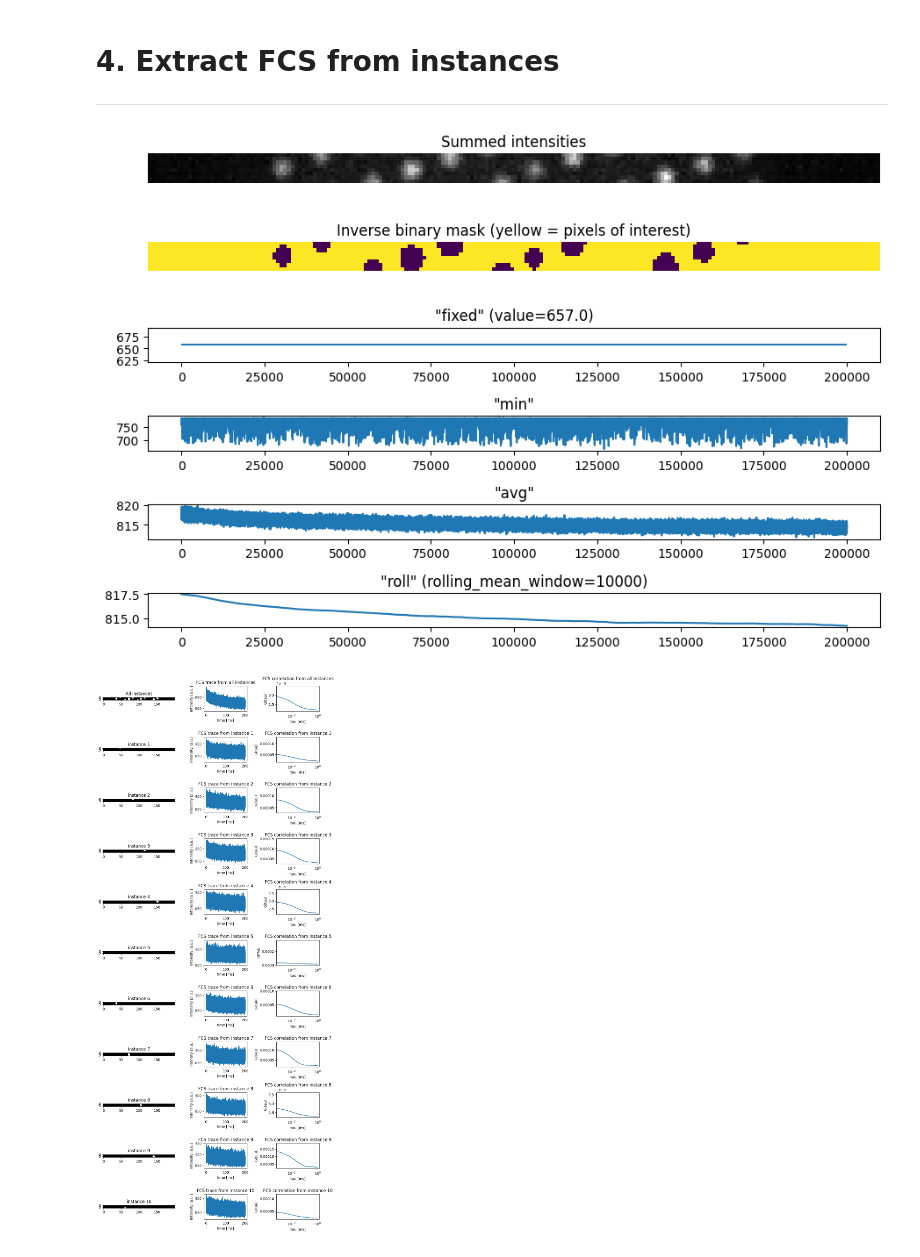
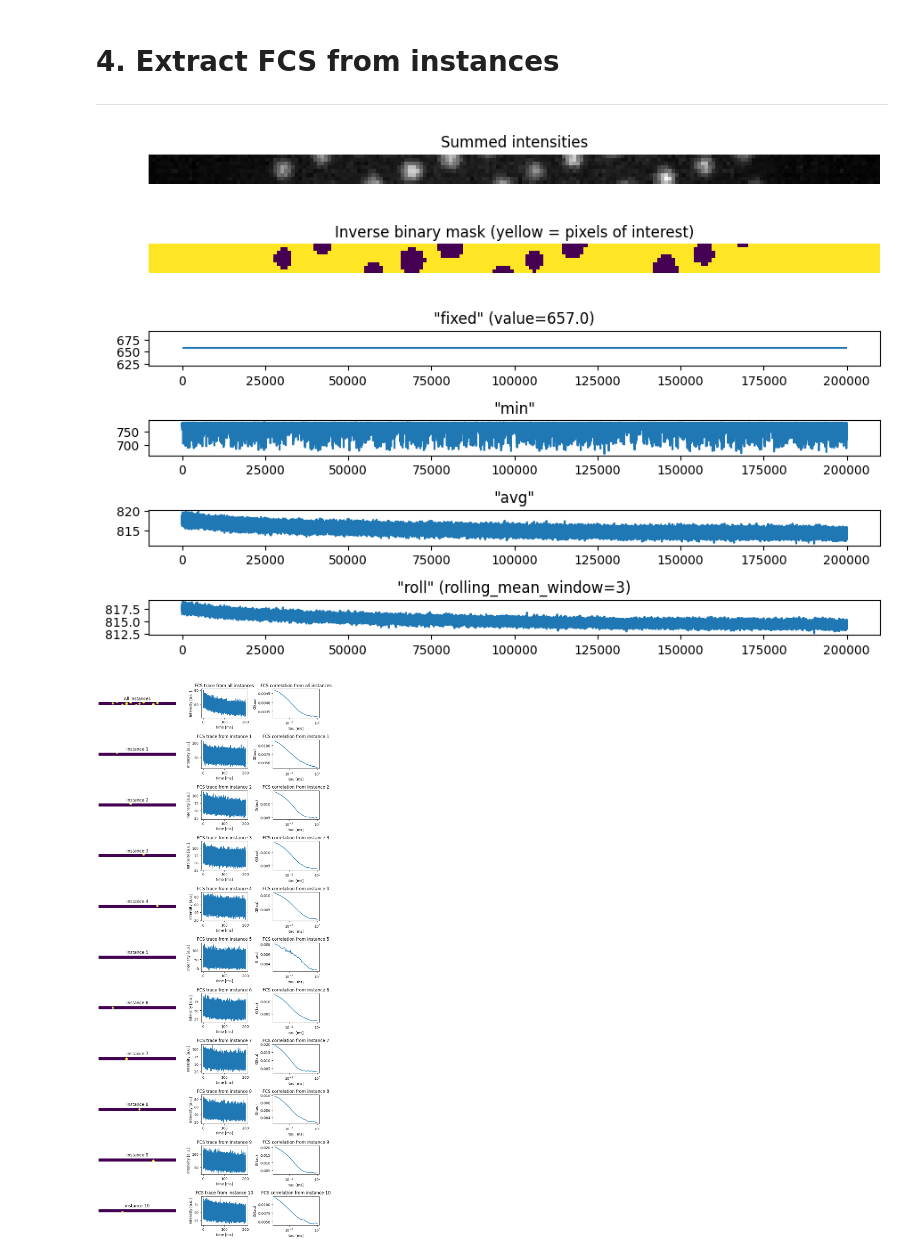
Before and after one commit to aseltmann/colabs-for-fcs, a Jupyter notebook: notebooks/Extract_FCS_from_widefield_camera.ipynb, the cells around one changed output. Cells and saved outputs as stored; diff of their text form; code cells hidden in the pictures.

Commit message:
Change plotting colormap, correlation plot

```diff
--- a/notebooks/Extract_FCS_from_widefield_camera.ipynb
+++ b/notebooks/Extract_FCS_from_widefield_camera.ipynb
@@ -346,7 +348,7 @@ plt.show()
 #@markdown pixels per frame. Choose the window here:
 
 # ---------------------------- USER INPUT ------------------------------------
-rolling_mean_window = 10000 #@param {type:"slider", min:0, max:10000, step:1}
+rolling_mean_window = 3 #@param {type:"slider", min:0, max:10000, step:1}
 
 # ---------------------------- COMPUTATION -----------------------------------
 tifdc.bg_dict['fixed'] = tifdc.original_tif.min()
@@ -418,7 +420,7 @@ for a in ax[:-4]:
 fig.tight_layout()
 plt.show()
 # %% [output]
-[figure, old version]
+[figure, new version]
 # %%
 #@title ##**4.1. Extract FCS traces** { display-mode: "form" }
 # ----------------------------- USER INPUT ------------------------------------
@@ -440,7 +442,7 @@ cut_correlation_function = True #@param {type:'boolean'}
 cut_at = 1 #@param {type:'integer'}
 #@markdown * Choose background correction. The values for substraction are taken
 #@markdown from **Section 4.0**, which has to be executed before.
-apply_background_correction = "none" #@param ["none", "fixed", "min", "avg", "roll"]
+apply_background_correction = "roll" #@param ["none", "fixed", "min", "avg", "roll"]
 
 # ----------------- PREPARE PLOT AND EXTRACT FIRST FCS (ALL INSTANCES) ---------
 
@@ -448,9 +450,6 @@ apply_background_correction = "none" #@param ["none", "fixed", "min", "avg", "ro
 timestamp = datetime.today().isoformat(sep='-', timespec="seconds").replace(':', '')
 out_basic = f'{timestamp}-{uploaded.stem}'.replace('%', '')
 out_traces = out_path / f'{out_basic}-traces.csv'
-
-# prepare output arrays
-out = np.zeros((len(tifdc.original_tif), num_features+1))
 
 # extract full FCS trace
 tifdc.timeseries_dict['full_mask'] = extract_fcs(tifdc.original_tif,
@@ -460,9 +459,6 @@ if apply_background_correction != 'none':
                                 method=apply_background_correction)
 tifdc.ts_scale_dict['full_mask'] = np.linspace(
     start=0, stop=len(tifdc.original_tif) * deltat, num=len(tifdc.original_tif))
-
-out[:, 0] = tifdc.timeseries_dict['full_mask']
-out[:, 1] = tifdc.ts_scale_dict['full_mask']
 
 # correlate full FCS trace
 corr_fn = multipletau.autocorrelate(
@@ -476,15 +472,15 @@ if cut_correlation_function:
     corr_mask = np.repeat(corr_mask.reshape(-1, 1), 2, axis=1)
     corr_fn = corr_fn[corr_mask].reshape((-1, 2))
 
-tifdc.lag_time_dict['full_mask'] = corr_fn[:, 0]
-tifdc.correlation_dict['full_mask'] = corr_fn[:, 1]
+tifdc.lag_time_dict['full_mask'] = corr_fn[1:, 0]
+tifdc.correlation_dict['full_mask'] = corr_fn[1:, 1]
 
 # extract FCS trace for each instance
 fig, axes = plt.subplots(num_features, 3, figsize=(9, num_features*2),
                          gridspec_kw={'width_ratios': [5, 3, 3]})
 ax = axes.ravel()
 
-ax[0].imshow(tifdc.seg_dict['full_mask'], cmap=plt.cm.gray)
+ax[0].imshow(tifdc.seg_dict['full_mask'])
 ax[0].set_title('All instances')
 ax[1].plot(tifdc.ts_scale_dict['full_mask'],
            tifdc.timeseries_dict['full_mask'])
@@ -493,7 +489,8 @@ plt.setp(ax[1], xlabel='time [ms]', ylabel='Intensity [a.u.]')
 ax[2].semilogx(tifdc.lag_time_dict['full_mask'],
                tifdc.correlation_dict['full_mask'])
 ax[2].set_title(f'FCS correlation from all instances')
-plt.setp(ax[2], xlabel='tau [ms]', ylabel='G(tau)')
+
+plt.setp(ax[2], xlabel='tau [ms]', ylabel='G(tau)', ylim=[None, None])
 
 if save_out_csv_of_correlations:
     out_correlation = out_path / f'{out_basic}-correlation_all_instances.csv'
@@ -507,9 +504,11 @@ columns = ['delta_t_in_ms', 'all_instances']
 for i in range(1, num_features):
     name = f'instance_{i:0>2}'
     columns.append(name)
-    mask = np.where(markers == i, True, False).astype(bool)
+    # segmentation mask
+    tifdc.seg_dict[name] = np.where(markers == i, True, False).astype(bool)
     # time series
-    tifdc.timeseries_dict[name] = extract_fcs(tifdc.original_tif, mask)
+    tifdc.timeseries_dict[name] = extract_fcs(tif=tifdc.original_tif,
+                                              mask=tifdc.seg_dict[name])
     if apply_background_correction != 'none':
         tifdc.background_correction(record_key=name,
                                     method=apply_background_correction)
@@ -520,35 +519,38 @@ for i in range(1, num_features):
         m=16,
         deltat=deltat,
         normalize=True)
     if cut_correlation_function:
         corr_mask = corr_fn[:, 0] < cut_at
         corr_mask = np.repeat(corr_mask.reshape(-1, 1), 2, axis=1)
         corr_fn = corr_fn[corr_mask].reshape((-1, 2))
-    tifdc.lag_time_dict[name] = corr_fn[:, 0]
-    tifdc.correlation_dict[name] = corr_fn[:, 1]
+    tifdc.lag_time_dict[name] = corr_fn[1:, 0]
+    tifdc.correlation_dict[name] = corr_fn[1:, 1]
 
-    ax[i*3].imshow(mask, cmap=plt.cm.gray)
+    ax[i*3].imshow(tifdc.seg_dict[name])
     ax[i*3].set_title(f'instance {i}')
     ax[i*3+1].plot(tifdc.ts_scale_dict['full_mask'],
                    tifdc.timeseries_dict[name])
     ax[i*3+1].set_title(f'FCS trace from instance {i}')
     plt.setp(ax[i*3+1], xlabel='time [ms]', ylabel='Intensity [a.u.]')
     ax[i*3+2].semilogx(tifdc.lag_time_dict[name],
                        tifdc.correlation_dict[name])
     ax[i*3+2].set_title(f'FCS correlation from instance {i}')
-    plt.setp(ax[i*3+2], xlabel='tau [ms]', ylabel='G(tau)')
+
+    plt.setp(ax[i*3+2], xlabel='tau [ms]', ylabel='G(tau)', ylim=[None, None])
     if save_out_csv_of_correlations:
         out_correlation = out_path / f'{out_basic}-correlation_{name}.csv'
         pcs_results = photon_counting_stats(tifdc.timeseries_dict[name],
                                             tifdc.ts_scale_dict['full_mask'])
         save_extracted_correlation(out_correlation, corr_fn[1:, :], out_basic,
                                    *pcs_results)
 
+for a in [a for a in ax if not 'FCS' in a.title.get_text()]:
+    a.set_axis_off()
 # if save_out_csv_of_traces:
 #     out = pd.DataFrame(out, columns=columns)
 #     out.to_csv(out_traces)
 
 fig.tight_layout()
 plt.show()
 # %% [output]
-[figure, old version]
+[figure, new version]
```
Also changed, not shown: parts of 3 cells of this notebook.
